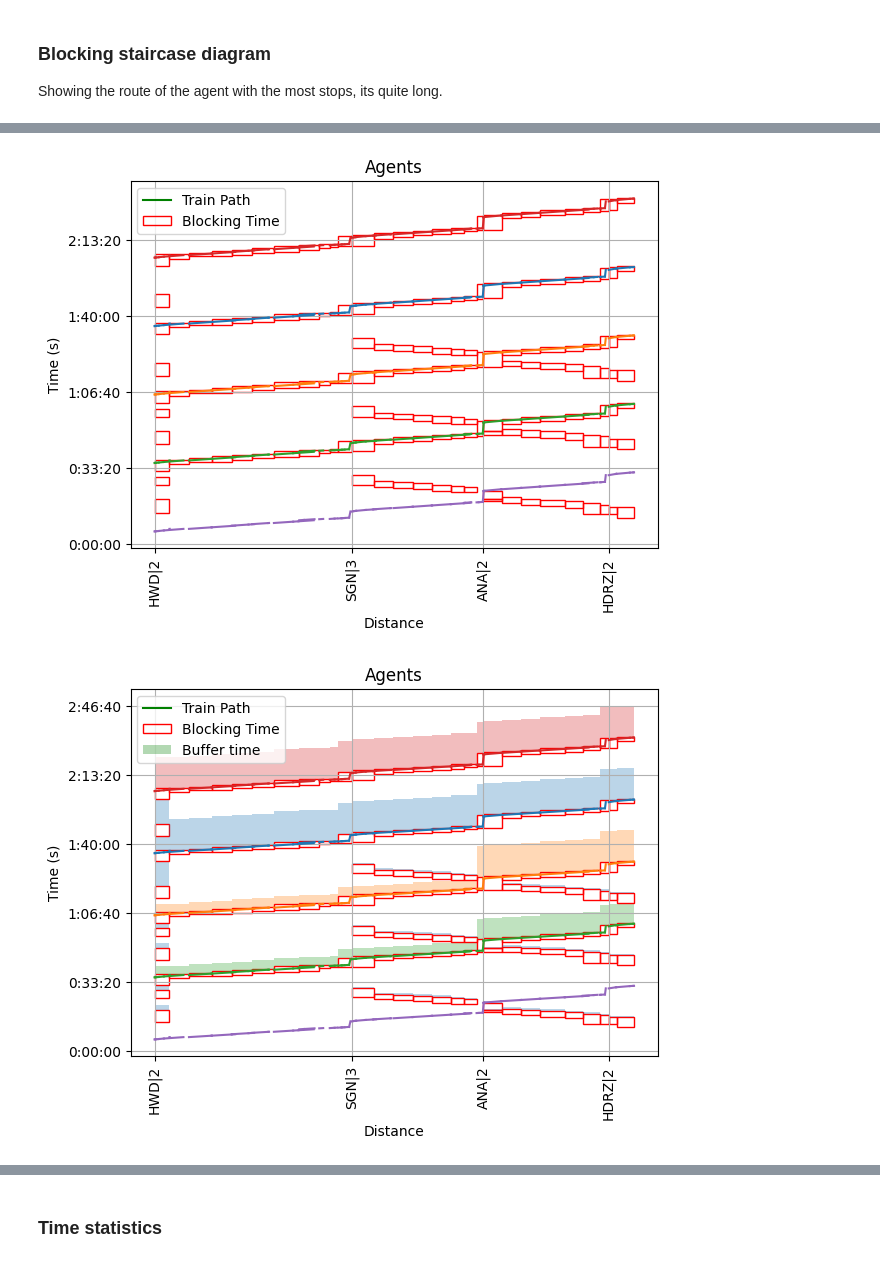
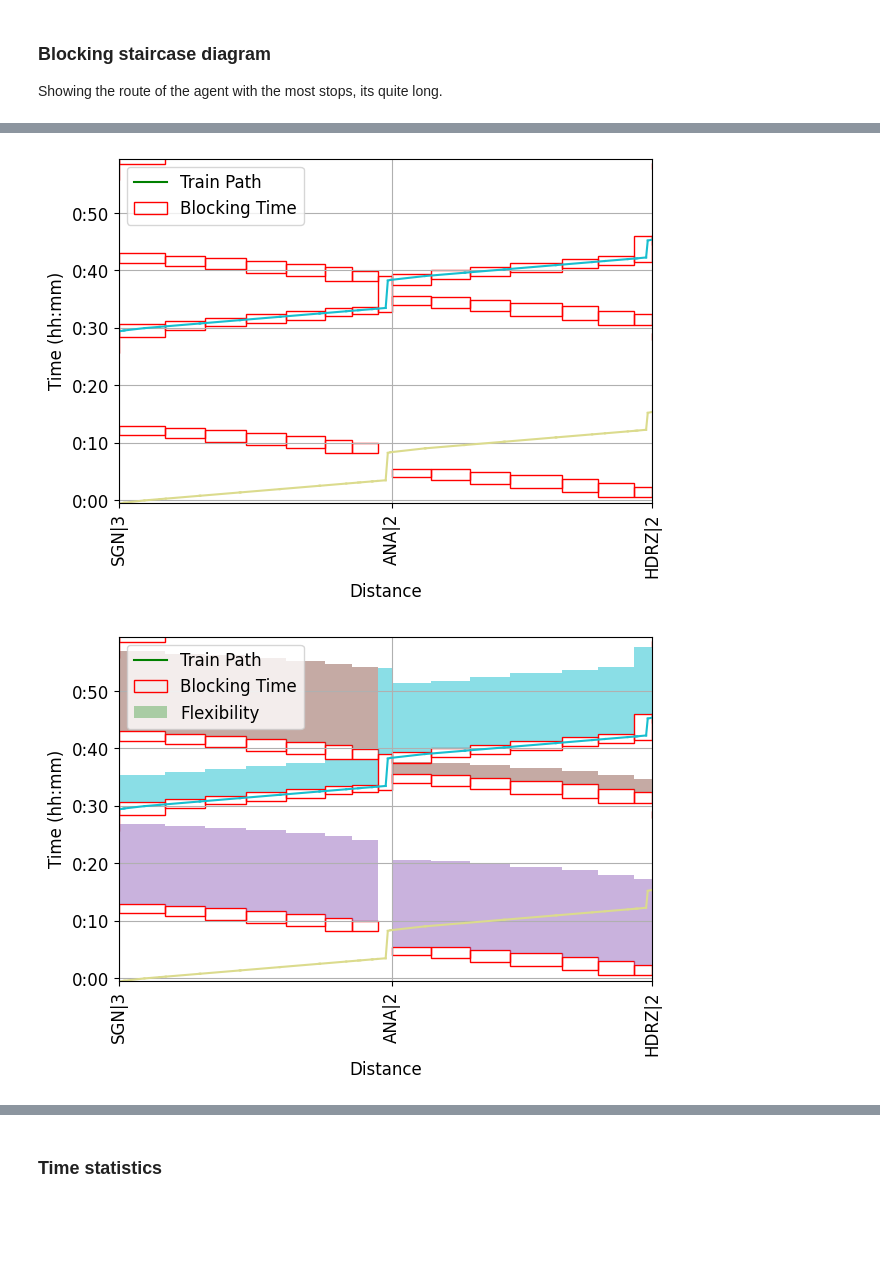
Before and after one commit to EricKemmeren/FlexSIPP, a Jupyter notebook: experiments/tadDenHelder.ipynb, the cells around one changed output, grey strips where cells are left out. Drawn from its saved outputs; the diff is of its cells as text; code cells hidden in the pictures; blank space fills up the shorter version.

Commit message:
Extra TAD plot of blocking staircase diagram

```diff
--- a/experiments/tadDenHelder.ipynb
+++ b/experiments/tadDenHelder.ipynb
@@ -111,5 +113,6 @@ INFO:pybook.setup:Plotting <setup.Experiment object at 0x...>
 ... (16 outputs left out)
 # %%
+save_dir = r"C:\Users\erick\Documents\uni\Thesis\delay-replannning\experiments\results\tad"
 path_df = pd.read_csv(save_dir + "/3000e-Hdr.csv", index_col=0)
 path_df
 # %% [output]
@@ -192,3 +200,6 @@ Take a route of an agent with many stops, and run from start to every stop as an
 # %% [markdown]
 ### Blocking staircase diagram
 Showing the route of the agent with the most stops, its quite long.
+# %%
+tad_exp = TadRunner(layout, scenario_files / "2025-07-21_3.json", save_dir)
+experiments = tad_exp.run("3000", "e", "SGN", "HDR", default_direction=1, timeout=1)
@@ -195,6 +218,6 @@ Showing the route of the agent with the most stops, its quite long.
 # %%
 for exp in experiments:
-    exp.s.plot(exp.agent.id, exp.block_intervals, exp.buffer_times, exp.recovery_times, True)
+    exp.s.plot(exp.agent.id, exp.block_intervals, exp.buffer_times, exp.recovery_times, True, start="SGN|", end="HDR", min_y=28.5*60, max_y=(28.5+60)*60, savefig=f"{save_dir}/2025-07-21_3/blocking_staircase_{exp.metadata['label'].replace(' ', '_')}.png")
 # %% [output]
-[figure, old version]
+[figure, new version]
-[figure, old version]
+[figure, new version]
```
Also changed, not shown: parts of 9 cells of this notebook, 2 other files.
